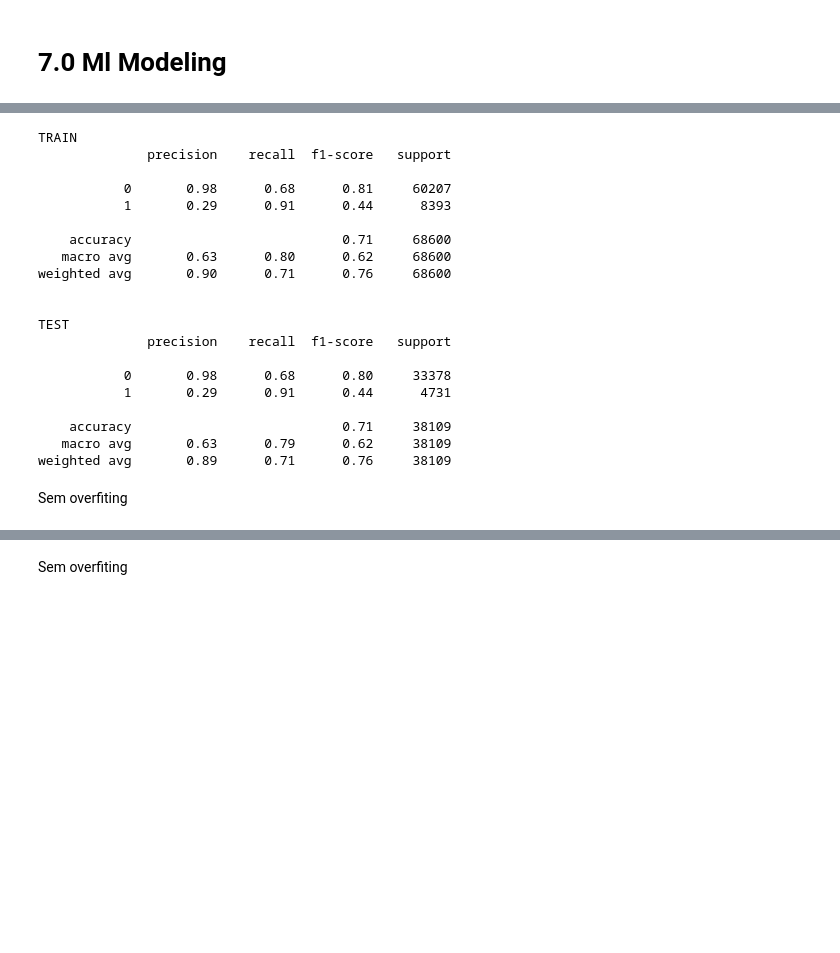
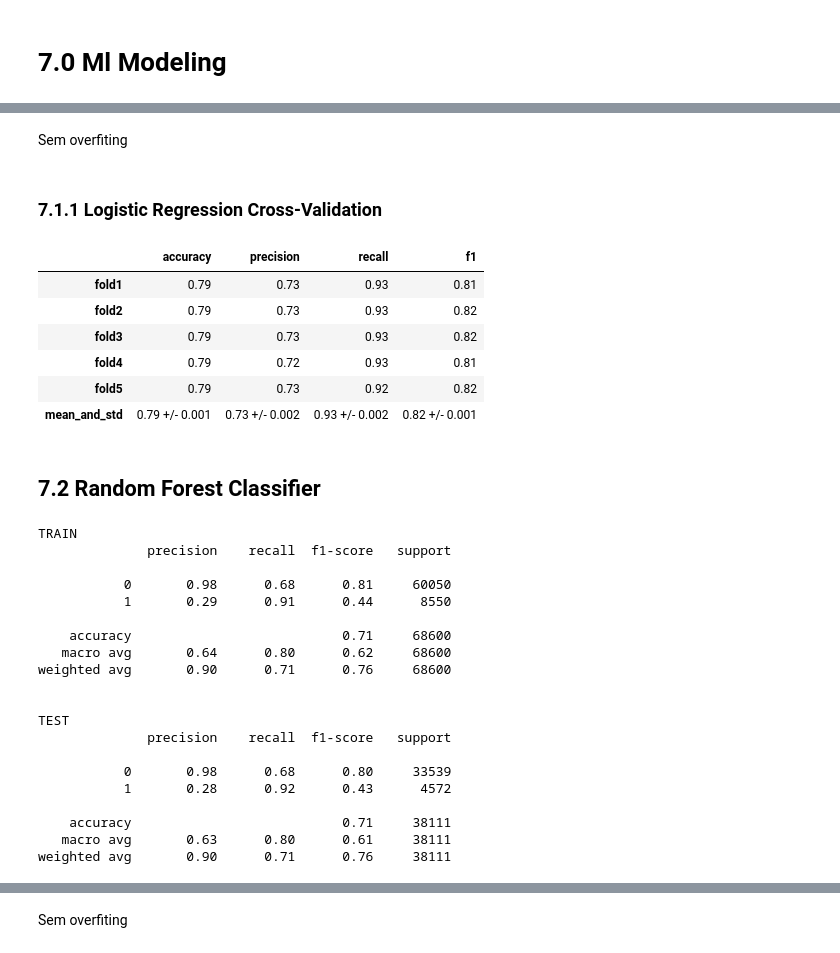
Before and after one commit to Samoelmoura/insurance_sales_predict, a Jupyter notebook: notebooks/1.0.final_project.ipynb, the cells around one changed output, grey strips where cells are left out. Saved outputs shown, nothing was run; the diff lists cells and outputs as text; code cells hidden in the pictures; blank space fills up the shorter version.

Commit message:
cross validation

```diff
--- a/notebooks/1.0.final_project.ipynb
+++ b/notebooks/1.0.final_project.ipynb
@@ -913,5 +989,58 @@ y_test = np.array(y_test).reshape(1, len(y_test))[0]
+# %% [markdown]
+Sem overfiting
+# %% [markdown]
+### 7.1.1 Logistic Regression Cross-Validation
+# %%
+kf = KFold(5, shuffle=True)
+accuracy, precision, recall, f1 = [], [], [], []
+
+for train_index, test_index in kf.split(X_smote):
+    # cross validation folds
+    X_train_kfold, X_test_kfold = X_smote[train_index], X_smote[test_index]
+    y_train_kfold, y_test_kfold = y_smote[train_index], y_smote[test_index]
+
+    # model definitions
+    lr_model = LogisticRegression(max_iter=200)
+
+    # fiting
+    lr_fit_kf = lr_model.fit(X_train_kfold, y_train_kfold)
+
+    # predicting
+    y_hat = lr_fit_kf.predict(X_test_kfold)
+
+    # metrics
+    accuracy.append(accuracy_score(y_test_kfold, y_hat))
+    precision.append(precision_score(y_test_kfold, y_hat))
+    recall.append(recall_score(y_test_kfold, y_hat))
+    f1.append(f1_score(y_test_kfold, y_hat))
+
+accuracy.append(f'{round(np.mean(accuracy), 2)} +/- {round(np.std(accuracy), 3)}')
+precision.append(f'{round(np.mean(precision), 2)} +/- {round(np.std(precision), 3)}')
+recall.append(f'{round(np.mean(recall), 2)} +/- {round(np.std(recall), 3)}')
+f1.append(f'{round(np.mean(f1), 2)} +/- {round(np.std(f1), 3)}')
+
+cross_validation = pd.DataFrame([accuracy, precision, recall, f1], columns='fold1 fold2 fold3 fold4 fold5 mean_and_std'.split(), index='accuracy precision recall f1'.split()).round(2).T
+
+error = pd.DataFrame()
+error['Linear_Regression'] = cross_validation.loc['mean_and_std']
+
+cross_validation
+# %% [output]
+|  | accuracy | precision | recall | f1 |
+| fold1 | 0.79 | 0.73 | 0.93 | 0.81 |
+| fold2 | 0.79 | 0.73 | 0.93 | 0.82 |
+| fold3 | 0.79 | 0.73 | 0.93 | 0.82 |
+| fold4 | 0.79 | 0.72 | 0.93 | 0.81 |
+| fold5 | 0.79 | 0.73 | 0.92 | 0.82 |
+| mean_and_std | 0.79 +/- 0.001 | 0.73 +/- 0.002 | 0.93 +/- 0.002 | 0.82 +/- 0.001 |
+# %% [markdown]
+## 7.2 Random Forest Classifier
 # %%
 # VALIDATION
+
+# model definition
+rf_model = RandomForestClassifier(n_estimators=100, min_samples_leaf=1000)
+
 # fiting model
 rf_fit = rf_model.fit(X_train_smote, y_train_smote)
 
@@ -924,6 +1053,7 @@ print(classification_report(y_val, y_hat_rf))
 print('')
 
 # TEST
+
 # fiting model
 rf_fit = rf_model.fit(X_smote, y_smote)
 
@@ -940,22 +1070,20 @@ proba_rf = rf_fit.predict_proba(X_test)
 TRAIN
               precision    recall  f1-score   support
 
-           0       0.98      0.68      0.81     60207
-           1       0.29      0.91      0.44      8393
+           0       0.98      0.68      0.81     60050
+           1       0.29      0.91      0.44      8550
 
     accuracy                           0.71     68600
-   macro avg       0.63      0.80      0.62     68600
+   macro avg       0.64      0.80      0.62     68600
 weighted avg       0.90      0.71      0.76     68600
 
 
 TEST
               precision    recall  f1-score   support
 
-           0       0.98      0.68      0.80     33378
-           1       0.29      0.91      0.44      4731
+           0       0.98      0.68      0.80     33539
+           1       0.28      0.92      0.43      4572
 
-    accuracy                           0.71     38109
-   macro avg       0.63      0.79      0.62     38109
-weighted avg       0.89      0.71      0.76     38109
+    accuracy                           0.71     38111
+   macro avg       0.63      0.80      0.61     38111
+weighted avg       0.90      0.71      0.76     38111
-# %% [markdown]
-Sem overfiting
```
Also changed, not shown: parts of 79 cells of this notebook.
